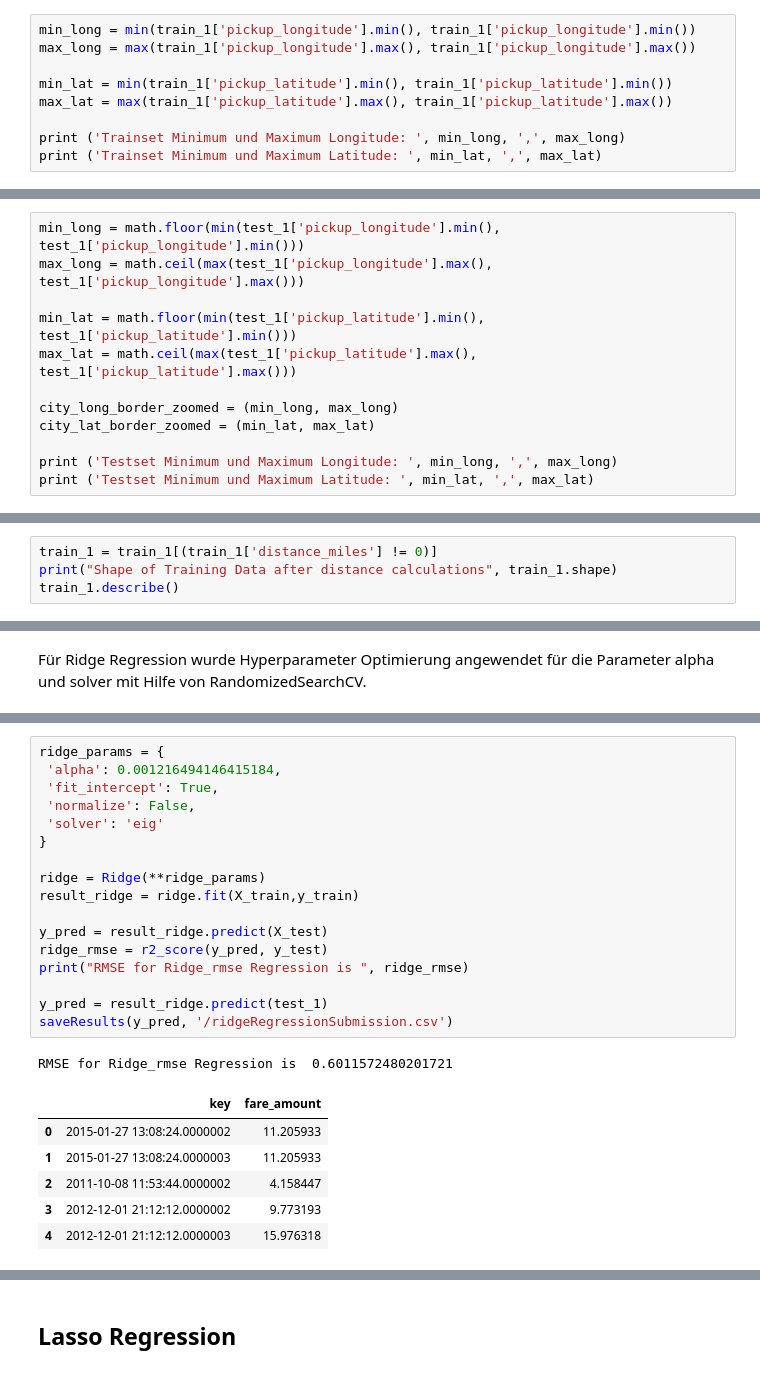
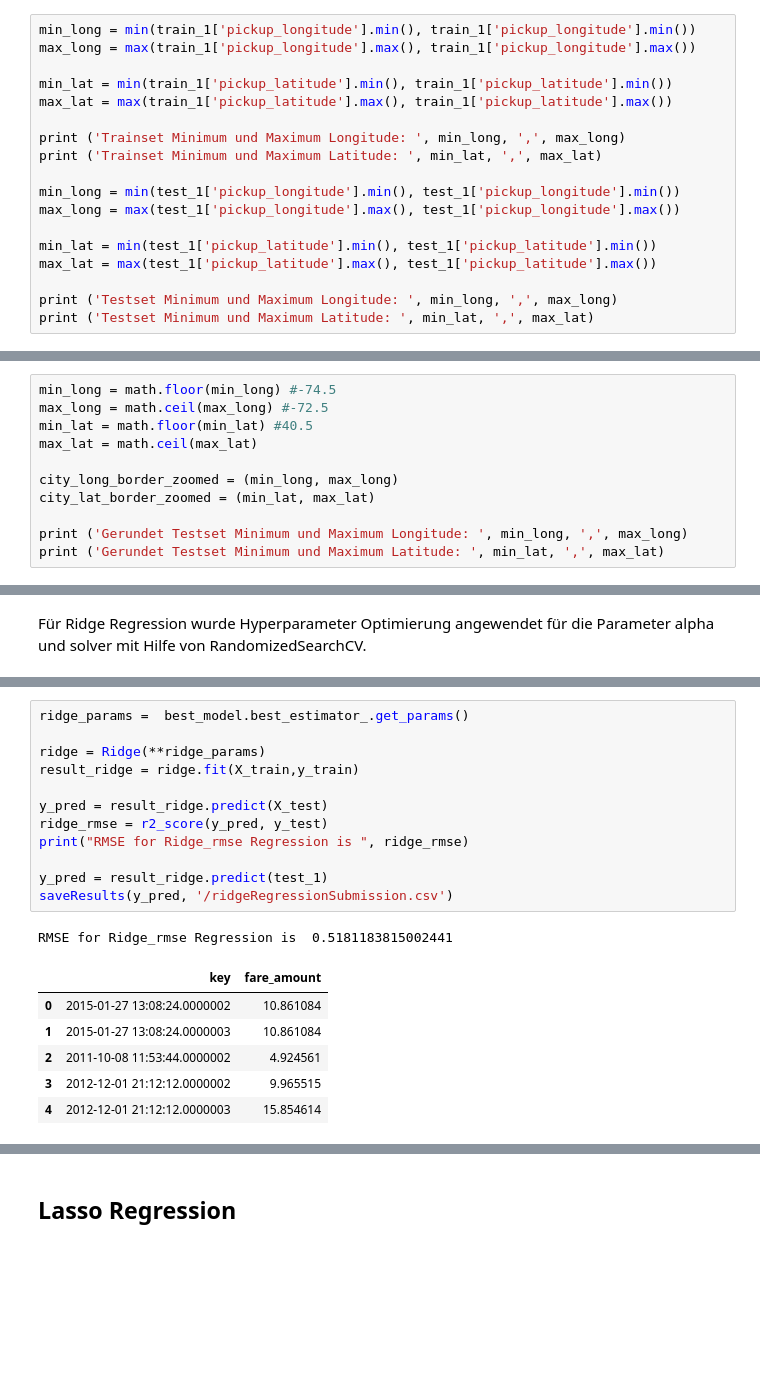
Before and after one commit to AyHaski/BigDataAnalyticsProject, a Jupyter notebook: Kopie_von_Rapids_Colab.ipynb, the cells around one changed output, grey strips where cells are left out. Drawn from its saved outputs; the diff is of its cells as text; blank space fills up the shorter version.

```diff
--- a/Kopie_von_Rapids_Colab.ipynb
+++ b/Kopie_von_Rapids_Colab.ipynb
@@ -291,6 +309,15 @@ max_lat = max(train_1['pickup_latitude'].max(), train_1['pickup_latitude'].max()
 
 print ('Trainset Minimum und Maximum Longitude: ', min_long, ',', max_long)
 print ('Trainset Minimum und Maximum Latitude: ', min_lat, ',', max_lat)
+
+min_long = min(test_1['pickup_longitude'].min(), test_1['pickup_longitude'].min())
+max_long = max(test_1['pickup_longitude'].max(), test_1['pickup_longitude'].max())
+
+min_lat = min(test_1['pickup_latitude'].min(), test_1['pickup_latitude'].min())
+max_lat = max(test_1['pickup_latitude'].max(), test_1['pickup_latitude'].max())
+
+print ('Testset Minimum und Maximum Longitude: ', min_long, ',', max_long)
+print ('Testset Minimum und Maximum Latitude: ', min_lat, ',', max_lat)
 # %% [output]
 Trainset Minimum und Maximum Longitude:  -3439.2449 , 3457.6255
 Trainset Minimum und Maximum Latitude:  -3492.2637 , 3406.0083
@@ -297,13 +326,12 @@ Trainset Minimum und Maximum Latitude:  -3492.2637 , 3406.0083
 # %%
-min_long = math.floor(min(test_1['pickup_longitude'].min(), test_1['pickup_longitude'].min()))
-max_long = math.ceil(max(test_1['pickup_longitude'].max(), test_1['pickup_longitude'].max()))
-
-min_lat = math.floor(min(test_1['pickup_latitude'].min(), test_1['pickup_latitude'].min()))
-max_lat = math.ceil(max(test_1['pickup_latitude'].max(), test_1['pickup_latitude'].max()))
+min_long = math.floor(min_long) #-74.5
+max_long = math.ceil(max_long) #-72.5
+min_lat = math.floor(min_lat) #40.5
+max_lat = math.ceil(max_lat)
 
 city_long_border_zoomed = (min_long, max_long)
 city_lat_border_zoomed = (min_lat, max_lat)
 
-print ('Testset Minimum und Maximum Longitude: ', min_long, ',', max_long)
-print ('Testset Minimum und Maximum Latitude: ', min_lat, ',', max_lat)
+print ('Gerundet Testset Minimum und Maximum Longitude: ', min_long, ',', max_long)
+print ('Gerundet Testset Minimum und Maximum Latitude: ', min_lat, ',', max_lat)
 # %% [output]
@@ -412,4 +440,0 @@ Durch den Scatter Plot kann eine lineare Abhängikeit zwischen Fahrpreis und Dis
-# %%
-train_1 = train_1[(train_1['distance_miles'] != 0)]
-print("Shape of Training Data after distance calculations", train_1.shape)
-train_1.describe()
@@ -621,26 +634,21 @@ best_model = clf.fit(X_train,y_train)
 # %%
-ridge_params = {
- 'alpha': 0.001216494146415184,
- 'fit_intercept': True,
- 'normalize': False,
- 'solver': 'eig'
-}
+ridge_params =  best_model.best_estimator_.get_params()
 
 ridge = Ridge(**ridge_params)
 result_ridge = ridge.fit(X_train,y_train)
 
 y_pred = result_ridge.predict(X_test)
 ridge_rmse = r2_score(y_pred, y_test)
 print("RMSE for Ridge_rmse Regression is ", ridge_rmse)
 
 y_pred = result_ridge.predict(test_1)
 saveResults(y_pred, '/ridgeRegressionSubmission.csv')
 # %% [output]
-RMSE for Ridge_rmse Regression is  0.6011572480201721
+RMSE for Ridge_rmse Regression is  0.5181183815002441
 |  | key | fare_amount |
-| 0 | 2015-01-27 13:08:24.0000002 | 11.205933 |
-| 1 | 2015-01-27 13:08:24.0000003 | 11.205933 |
-| 2 | 2011-10-08 11:53:44.0000002 | 4.158447 |
-| 3 | 2012-12-01 21:12:12.0000002 | 9.773193 |
-| 4 | 2012-12-01 21:12:12.0000003 | 15.976318 |
+| 0 | 2015-01-27 13:08:24.0000002 | 10.861084 |
+| 1 | 2015-01-27 13:08:24.0000003 | 10.861084 |
+| 2 | 2011-10-08 11:53:44.0000002 | 4.924561 |
+| 3 | 2012-12-01 21:12:12.0000002 | 9.965515 |
+| 4 | 2012-12-01 21:12:12.0000003 | 15.854614 |
 # %% [markdown]
```
Also changed, not shown: parts of 45 cells of this notebook.
